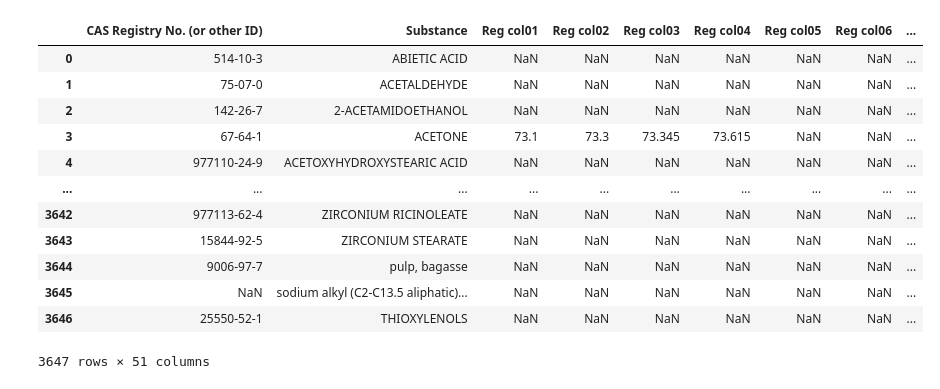
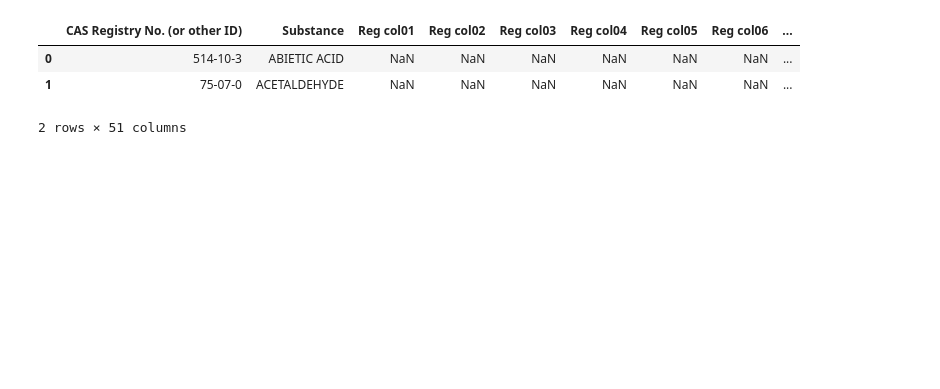
Before and after one commit to blux-cl/benchmark, a Jupyter notebook: FDA/Read FDA csv.ipynb, the cells around one changed output. Saved outputs shown, nothing was run; the diff lists cells and outputs as text; code cells hidden in the pictures; blank space fills up the shorter version.

```diff
--- a/FDA/Read FDA csv.ipynb
+++ b/FDA/Read FDA csv.ipynb
@@ -13,19 +14,10 @@ indirect_additives = pd.read_csv(indirect_additives)
 food_substances = pd.read_csv(food_substances)
 SCOGS = pd.read_csv(SCOGS)
 # %%
-indirect_additives
+indirect_additives.head(2)
 # %% [output]
 |  | CAS Registry No. (or other ID) | Substance | Reg col01 | Reg col02 | Reg col03 | Reg col04 | Reg col05 | Reg col06 | ... |
 | 0 | 514-10-3 | ABIETIC ACID | NaN | NaN | NaN | NaN | NaN | NaN | ... |
 | 1 | 75-07-0 | ACETALDEHYDE | NaN | NaN | NaN | NaN | NaN | NaN | ... |
-| 2 | 142-26-7 | 2-ACETAMIDOETHANOL | NaN | NaN | NaN | NaN | NaN | NaN | ... |
-| 3 | 67-64-1 | ACETONE | 73.1 | 73.3 | 73.345 | 73.615 | NaN | NaN | ... |
-| 4 | 977110-24-9 | ACETOXYHYDROXYSTEARIC ACID | NaN | NaN | NaN | NaN | NaN | NaN | ... |
-| ... | ... | ... | ... | ... | ... | ... | ... | ... | ... |
-| 3642 | 977113-62-4 | ZIRCONIUM RICINOLEATE | NaN | NaN | NaN | NaN | NaN | NaN | ... |
-| 3643 | 15844-92-5 | ZIRCONIUM STEARATE | NaN | NaN | NaN | NaN | NaN | NaN | ... |
-| 3644 | 9006-97-7 | pulp, bagasse | NaN | NaN | NaN | NaN | NaN | NaN | ... |
-| 3645 | NaN | sodium alkyl (C2-C13.5 aliphatic)... | NaN | NaN | NaN | NaN | NaN | NaN | ... |
-| 3646 | 25550-52-1 | THIOXYLENOLS | NaN | NaN | NaN | NaN | NaN | NaN | ... |
-3647 rows × 51 columns
+2 rows × 51 columns
 # %%
```
Also changed, not shown: parts of 26 cells of this notebook.
